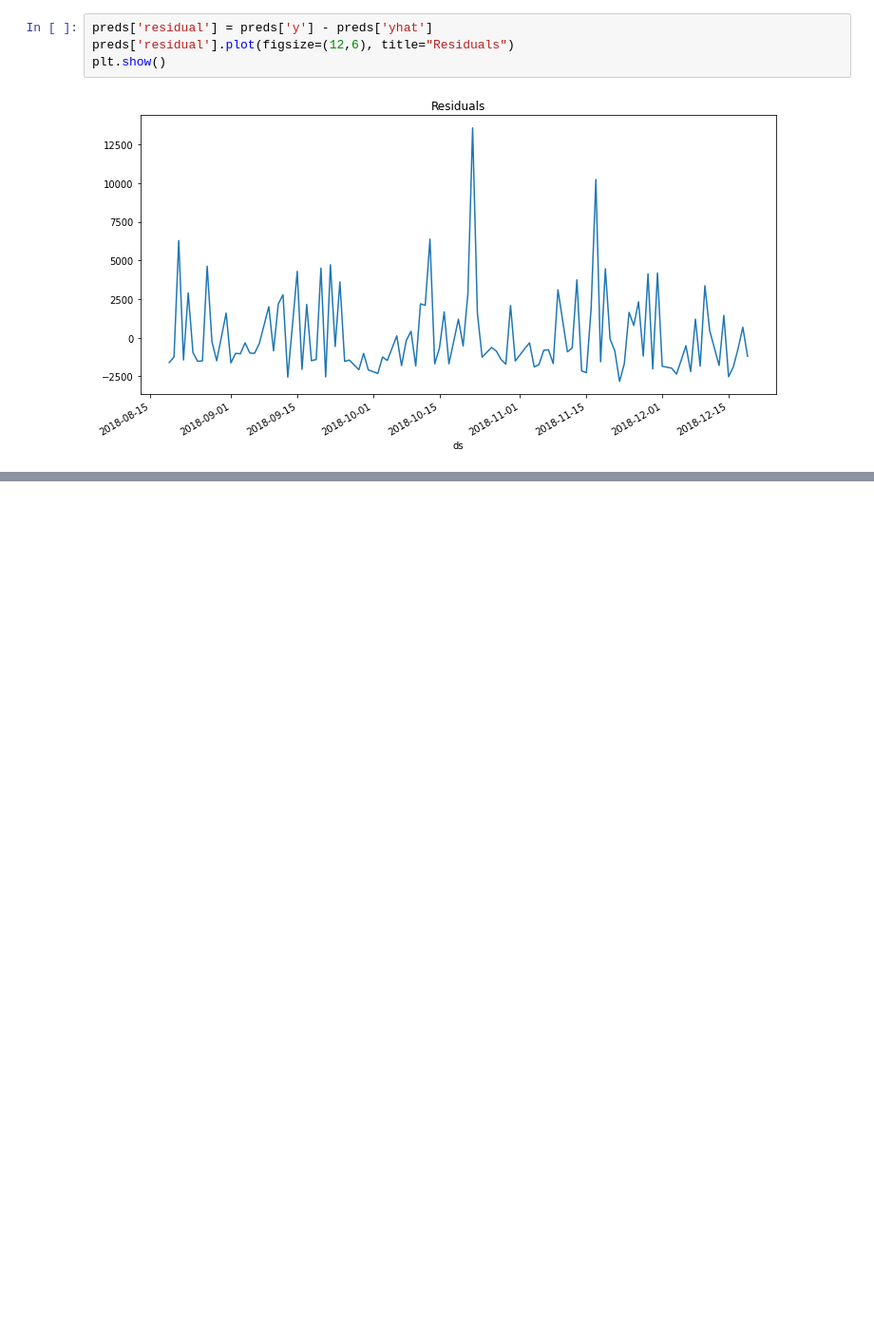
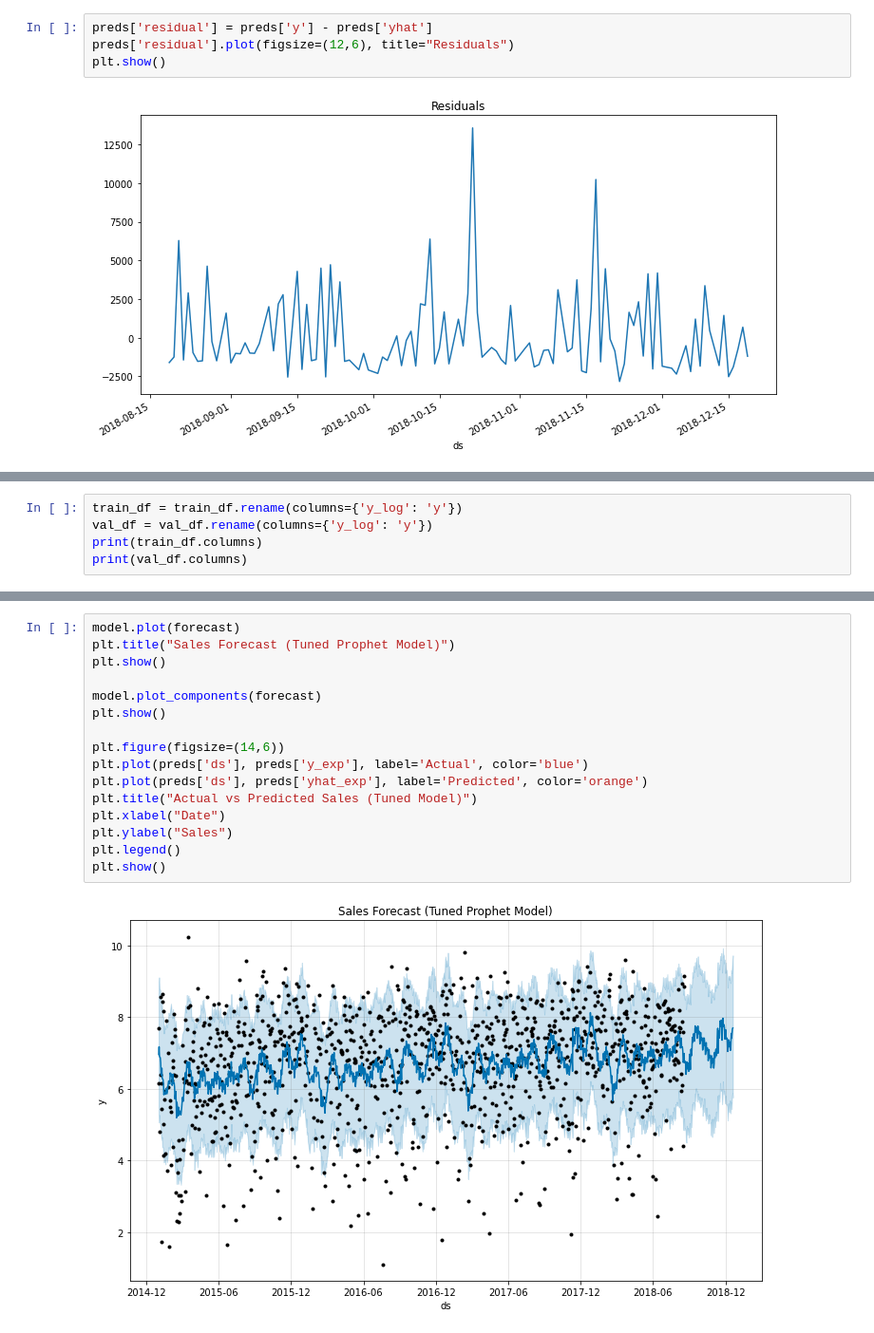
Before and after one commit to bijay-odyssey/Time-Series-Forecasting, a Jupyter notebook: forecastingbyOrderds.ipynb, the cells around one changed output, grey strips where cells are left out. Shown at 95% size. Cells and saved outputs as stored; diff of their text form; blank space fills up the shorter version.

```diff
--- a/forecastingbyOrderds.ipynb
+++ b/forecastingbyOrderds.ipynb
@@ -127,0 +186,5 @@ plt.show()
+# %%
+train_df = train_df.rename(columns={'y_log': 'y'})
+val_df = val_df.rename(columns={'y_log': 'y'})
+print(train_df.columns)
+print(val_df.columns)
@@ -127,0 +365,18 @@ plt.show()
+# %%
+model.plot(forecast)
+plt.title("Sales Forecast (Tuned Prophet Model)")
+plt.show()
+
+model.plot_components(forecast)
+plt.show()
+
+plt.figure(figsize=(14,6))
+plt.plot(preds['ds'], preds['y_exp'], label='Actual', color='blue')
+plt.plot(preds['ds'], preds['yhat_exp'], label='Predicted', color='orange')
+plt.title("Actual vs Predicted Sales (Tuned Model)")
+plt.xlabel("Date")
+plt.ylabel("Sales")
+plt.legend()
+plt.show()
+# %% [output]
+[figure, added]
```
Also changed, not shown: parts of 24 cells of this notebook.
